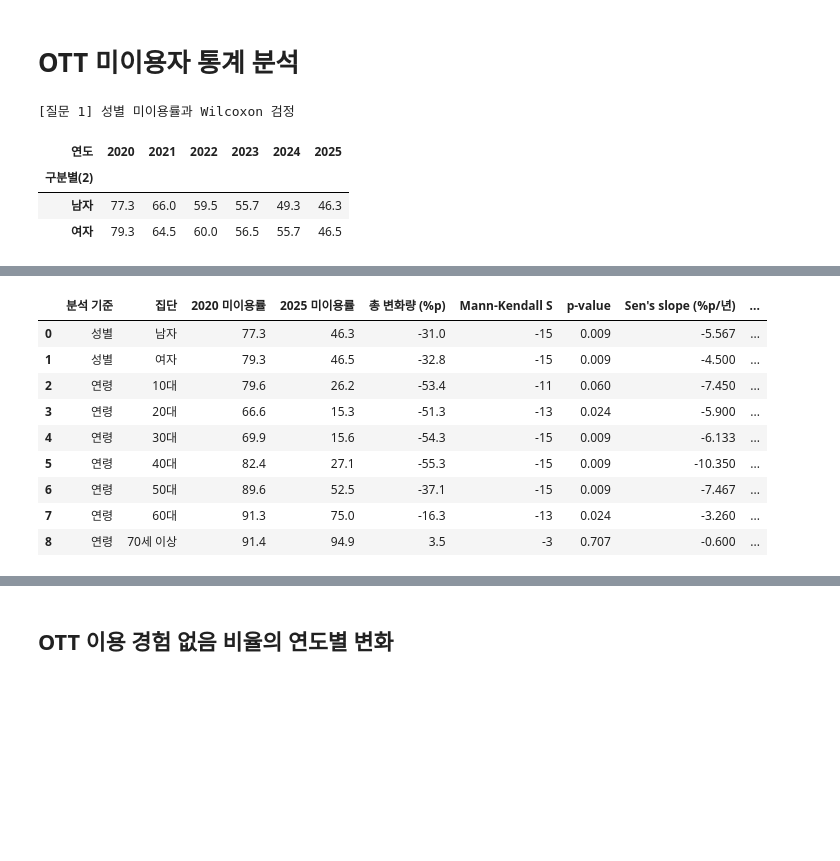
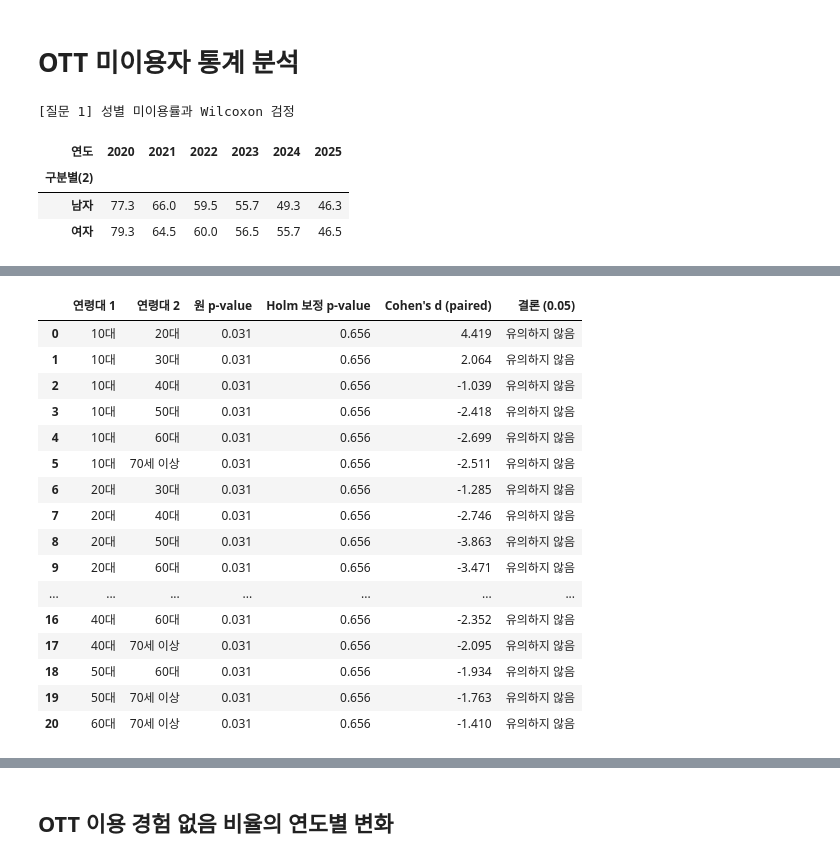
Before and after one commit to fun5307/study-with-ai-2, a Jupyter notebook: src/study_with_ai_2/Project/project.ipynb, the cells around one changed output, grey strips where cells are left out. Cells and saved outputs as stored; diff of their text form; code cells hidden in the pictures; blank space fills up the shorter version.

```diff
--- a/src/study_with_ai_2/Project/project.ipynb
+++ b/src/study_with_ai_2/Project/project.ipynb
@@ -317,8 +317,8 @@ plt.show()
 age_categories = ["10대", "20대", "30대", "40대", "50대", "60대", "70세 이상"]
 
 # 각 서비스의 연령대별 이용률 변화를 heatmap으로 확인
-# fig, axes = plt.subplots(2, 3, figsize=(17, 10))
-fig, axes = plt.subplots(2, 2, figsize=(17, 10))
+fig, axes = plt.subplots(2, 3, figsize=(17, 10))
+# fig, axes = plt.subplots(2, 2, figsize=(17, 10))
 
 for ax, (service_name, keyword) in zip(axes.flat, analysis_services.items()):
     table = demographic_service_data("연령", age_categories, keyword)
@@ -333,8 +333,8 @@ plt.tight_layout(rect=[0, 0, 1, 0.96])
 plt.show()
 
 # 2020년과 2025년의 연령 프로필을 직접 비교
-# fig, axes = plt.subplots(2, 3, figsize=(16, 9), sharex=True, sharey=True)
-fig, axes = plt.subplots(2, 2, figsize=(16, 9), sharex=True, sharey=True)
+fig, axes = plt.subplots(2, 3, figsize=(16, 9), sharex=True, sharey=True)
+# fig, axes = plt.subplots(2, 2, figsize=(16, 9), sharex=True, sharey=True)
 
 for ax, (service_name, keyword) in zip(axes.flat, analysis_services.items()):
     table = demographic_service_data("연령", age_categories, keyword)
@@ -698,6 +910,7 @@ display(gender_no_use)
 display(gender_result.round(3))
 
 # 질문 2: 연령대별 미이용 수준
+"""
 age_no_use = no_use_table("연령", age_groups)
 age_result = pd.DataFrame({"2020 미이용률": age_no_use[no_use_years[0]], "2025 미이용률": age_no_use[no_use_years[-1]],
                            "변화량 (%p)": age_no_use[no_use_years[-1]] - age_no_use[no_use_years[0]],
@@ -723,7 +936,67 @@ for group, categories in [("성별", ["남자", "여자"]), ("연령", age_group
 no_use_trend_result = pd.DataFrame(trend_rows)
 print("[질문 3] 집단별 미이용률 감소 추세")
 display(no_use_trend_result.round(3))
-print("Sen's slope이 음수면 미이용률이 줄어드는 방향입니다.")
+"""
+
+# 질문 2: 연령대별 미이용률이 서로 다른가?
+age_no_use = no_use_table("연령", age_groups)
+age_no_use_summary = pd.DataFrame({
+    "6개 연도 평균 미이용률 (%)": age_no_use.mean(axis=1),
+    "최소 미이용률 (%)": age_no_use.min(axis=1),
+    "최대 미이용률 (%)": age_no_use.max(axis=1),
+}).sort_values("6개 연도 평균 미이용률 (%)", ascending=False)
+
+# 연도를 반복 블록으로 두고 7개 연령대의 미이용률 차이를 Friedman 검정으로 확인한다.
+age_no_use_complete = age_no_use.dropna(axis=1)
+blocks, groups = age_no_use_complete.shape[1], age_no_use_complete.shape[0]
+rank_sums, tie_sum = [0.0] * groups, 0
+for year in age_no_use_complete.columns:
+    values = age_no_use_complete[year].tolist()
+    ranks = avg_rank(values)
+    rank_sums = [total + rank for total, rank in zip(rank_sums, ranks)]
+    tie_sum += sum(count ** 3 - count for count in pd.Series(values).value_counts() if count > 1)
+
+age_no_use_chi_square = 12 * sum(rank_sum ** 2 for rank_sum in rank_sums) / (blocks * groups * (groups + 1)) - 3 * blocks * (groups + 1)
+tie_correction = 1 - tie_sum / (blocks * groups * (groups ** 2 - 1))
+age_no_use_chi_square /= tie_correction
+age_no_use_p_value = exp(-age_no_use_chi_square / 2) * (1 + age_no_use_chi_square / 2 + (age_no_use_chi_square / 2) ** 2 / 2)
+age_no_use_w = age_no_use_chi_square / (blocks * (groups - 1))
+age_no_use_friedman = pd.DataFrame([{
+    "반복 연도 수": blocks,
+    "연령대 수": groups,
+    "Friedman 통계량": age_no_use_chi_square,
+    "p-value": age_no_use_p_value,
+    "Kendall's W": age_no_use_w,
+    "결론 (0.05)": "연령대별 미이용률 차이 있음" if age_no_use_p_value < 0.05 else "연령대별 차이 미확인",
+}])
+
+print("[질문 2] 연령대별 OTT 미이용률 차이")
+display(age_no_use_summary.round(2))
+display(age_no_use_friedman.round(3))
+
+# 전체 검정이 유의할 때만 연령대 쌍별 사후검정을 하고 Holm 보정으로 다중비교를 조정한다.
+age_no_use_posthoc_rows = []
+if age_no_use_p_value < 0.05:
+    pairs = []
+    for i in range(groups - 1):
+        for j in range(i + 1, groups):
+            n, statistic, pair_p, d = wilcoxon_exact(age_no_use_complete.iloc[i], age_no_use_complete.iloc[j])
+            pairs.append([i, j, n, statistic, pair_p, d])
+    for pair, adjusted_p in zip(pairs, holm([pair[4] for pair in pairs])):
+        age_no_use_posthoc_rows.append({
+            "연령대 1": age_groups[pair[0]],
+            "연령대 2": age_groups[pair[1]],
+            "원 p-value": pair[4],
+            "Holm 보정 p-value": adjusted_p,
+            "Cohen's d (paired)": pair[5],
+            "결론 (0.05)": "유의" if adjusted_p < 0.05 else "유의하지 않음",
+        })
+    age_no_use_posthoc = pd.DataFrame(age_no_use_posthoc_rows)
+    print("[사후검정] 유의한 연령대 쌍은 Holm 보정 p-value로 판단합니다.")
+    display(age_no_use_posthoc.round(3))
+else:
+    print("Friedman 검정이 유의하지 않아 사후검정은 실행하지 않았습니다.")
+# 시간 추세 분석은 연령대별 미이용률 차이 분석으로 대체했습니다.
 # %% [output]
 [질문 1] 성별 미이용률과 Wilcoxon 검정
 | 연도 | 2020 | 2021 | 2022 | 2023 | 2024 | 2025 |
@@ -754,10 +1021,17 @@ print("Sen's slope이 음수면 미이용률이 줄어드는 방향입니다.")
-|  | 분석 기준 | 집단 | 2020 미이용률 | 2025 미이용률 | 총 변화량 (%p) | Mann-Kendall S | p-value | Sen's slope (%p/년) | ... |
-| 0 | 성별 | 남자 | 77.3 | 46.3 | -31.0 | -15 | 0.009 | -5.567 | ... |
-| 1 | 성별 | 여자 | 79.3 | 46.5 | -32.8 | -15 | 0.009 | -4.500 | ... |
-| 2 | 연령 | 10대 | 79.6 | 26.2 | -53.4 | -11 | 0.060 | -7.450 | ... |
-| 3 | 연령 | 20대 | 66.6 | 15.3 | -51.3 | -13 | 0.024 | -5.900 | ... |
-| 4 | 연령 | 30대 | 69.9 | 15.6 | -54.3 | -15 | 0.009 | -6.133 | ... |
-| 5 | 연령 | 40대 | 82.4 | 27.1 | -55.3 | -15 | 0.009 | -10.350 | ... |
-| 6 | 연령 | 50대 | 89.6 | 52.5 | -37.1 | -15 | 0.009 | -7.467 | ... |
-| 7 | 연령 | 60대 | 91.3 | 75.0 | -16.3 | -13 | 0.024 | -3.260 | ... |
-| 8 | 연령 | 70세 이상 | 91.4 | 94.9 | 3.5 | -3 | 0.707 | -0.600 | ... |
+|  | 연령대 1 | 연령대 2 | 원 p-value | Holm 보정 p-value | Cohen's d (paired) | 결론 (0.05) |
+| 0 | 10대 | 20대 | 0.031 | 0.656 | 4.419 | 유의하지 않음 |
+| 1 | 10대 | 30대 | 0.031 | 0.656 | 2.064 | 유의하지 않음 |
+| 2 | 10대 | 40대 | 0.031 | 0.656 | -1.039 | 유의하지 않음 |
+| 3 | 10대 | 50대 | 0.031 | 0.656 | -2.418 | 유의하지 않음 |
+| 4 | 10대 | 60대 | 0.031 | 0.656 | -2.699 | 유의하지 않음 |
+| 5 | 10대 | 70세 이상 | 0.031 | 0.656 | -2.511 | 유의하지 않음 |
+| 6 | 20대 | 30대 | 0.031 | 0.656 | -1.285 | 유의하지 않음 |
+| 7 | 20대 | 40대 | 0.031 | 0.656 | -2.746 | 유의하지 않음 |
+| 8 | 20대 | 50대 | 0.031 | 0.656 | -3.863 | 유의하지 않음 |
+| 9 | 20대 | 60대 | 0.031 | 0.656 | -3.471 | 유의하지 않음 |
+| ... | ... | ... | ... | ... | ... | ... |
+| 16 | 40대 | 60대 | 0.031 | 0.656 | -2.352 | 유의하지 않음 |
+| 17 | 40대 | 70세 이상 | 0.031 | 0.656 | -2.095 | 유의하지 않음 |
+| 18 | 50대 | 60대 | 0.031 | 0.656 | -1.934 | 유의하지 않음 |
+| 19 | 50대 | 70세 이상 | 0.031 | 0.656 | -1.763 | 유의하지 않음 |
+| 20 | 60대 | 70세 이상 | 0.031 | 0.656 | -1.410 | 유의하지 않음 |
```
Also changed, not shown: parts of 6 cells of this notebook.
